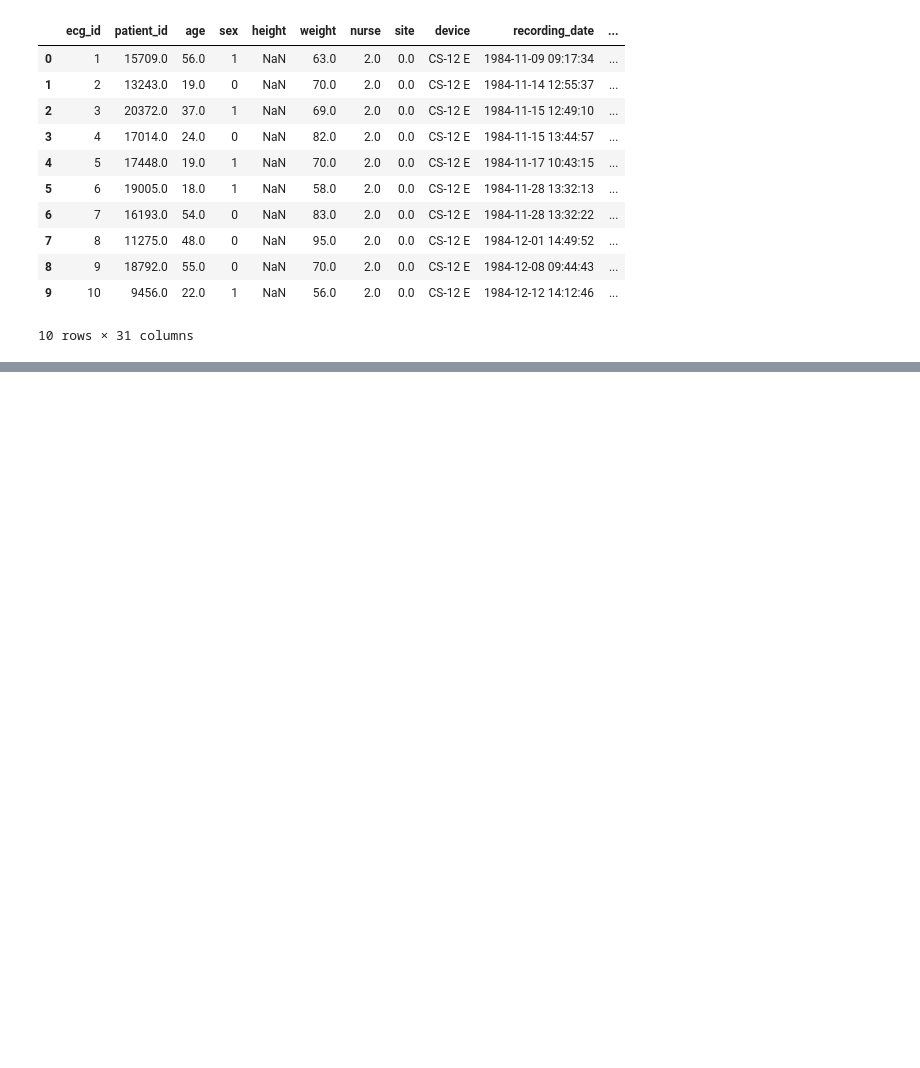
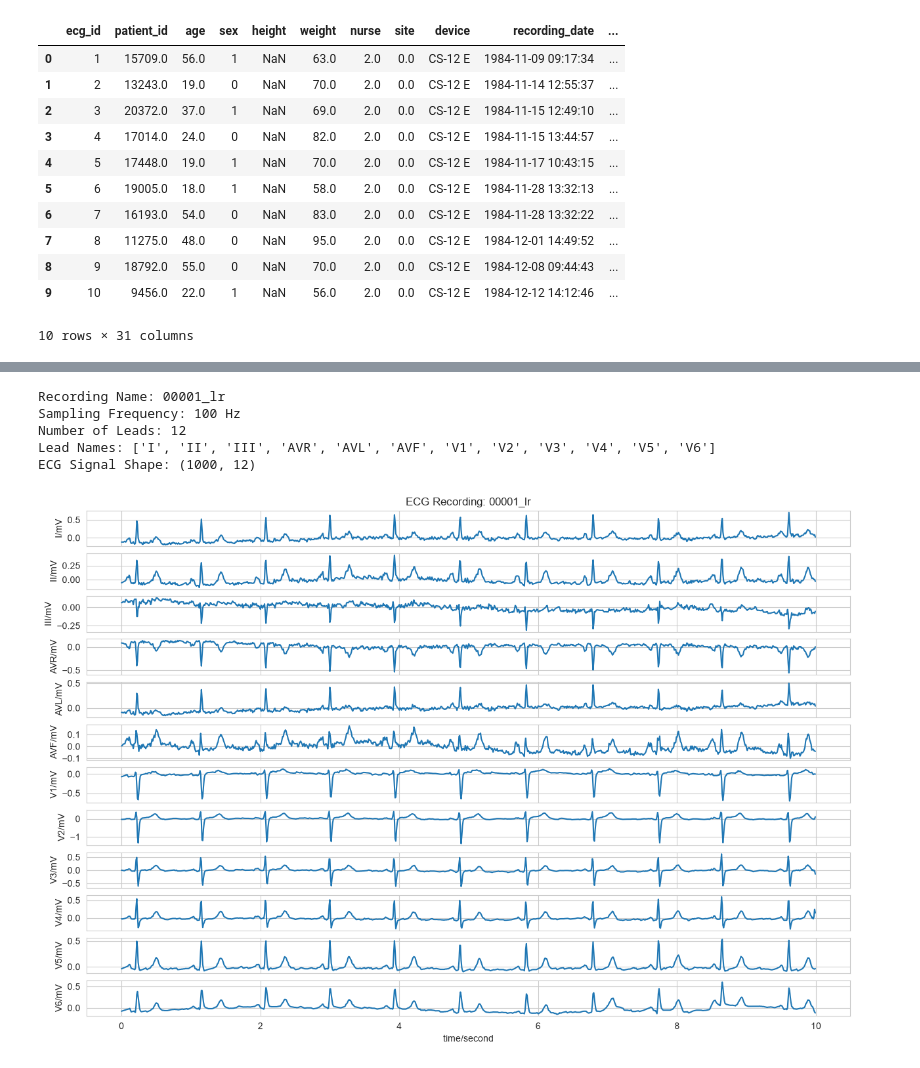
Before and after one commit to Prianka-0011/CardioTrustAI, a Jupyter notebook: src/CardioTrustAI.Backend/CardioTrustAI.PythonAPI/experiments/experiment-continuew.ipynb, the cells around one changed output, grey strips where cells are left out. Drawn from its saved outputs; the diff is of its cells as text; code cells hidden in the pictures; blank space fills up the shorter version.

```diff
--- a/src/CardioTrustAI.Backend/CardioTrustAI.PythonAPI/experiments/experiment-continuew.ipynb
+++ b/src/CardioTrustAI.Backend/CardioTrustAI.PythonAPI/experiments/experiment-continuew.ipynb
@@ -1176,0 +1076,2 @@ np.int64(0)
+# %%
+DATA_DIR = Path.cwd().parent / "data"
@@ -1176,0 +1120,42 @@ np.int64(0)
+# %%
+import wfdb
+# ============================================================
+# 2. LOAD THE FIRST ECG RECORDING
+# ============================================================
+
+# Get the first ECG file
+first_record_path = header_files[0].with_suffix("")
+
+# Load the ECG recording
+record = wfdb.rdrecord(str(first_record_path))
+
+# Extract the actual ECG signal
+ecg_signal = record.p_signal
+
+print("Recording Name:", first_record_path.name)
+print("Sampling Frequency:", record.fs, "Hz")
+print("Number of Leads:", record.n_sig)
+print("Lead Names:", record.sig_name)
+print("ECG Signal Shape:", ecg_signal.shape)
+# %% [output]
+Recording Name: 00001_lr
+Sampling Frequency: 100 Hz
+Number of Leads: 12
+Lead Names: ['I', 'II', 'III', 'AVR', 'AVL', 'AVF', 'V1', 'V2', 'V3', 'V4', 'V5', 'V6']
+ECG Signal Shape: (1000, 12)
+# %%
+
+# ============================================================
+# 3. VISUALIZE THE FIRST ECG RECORDING
+# ============================================================
+
+wfdb.plot_wfdb(
+    record=record,
+    title="ECG Recording: 00001_lr",
+    figsize=(15, 10),
+    plot_sym=True
+)
+
+plt.show()
+# %% [output]
+[figure, added]
```
Also changed, not shown: parts of 21 cells of this notebook.
